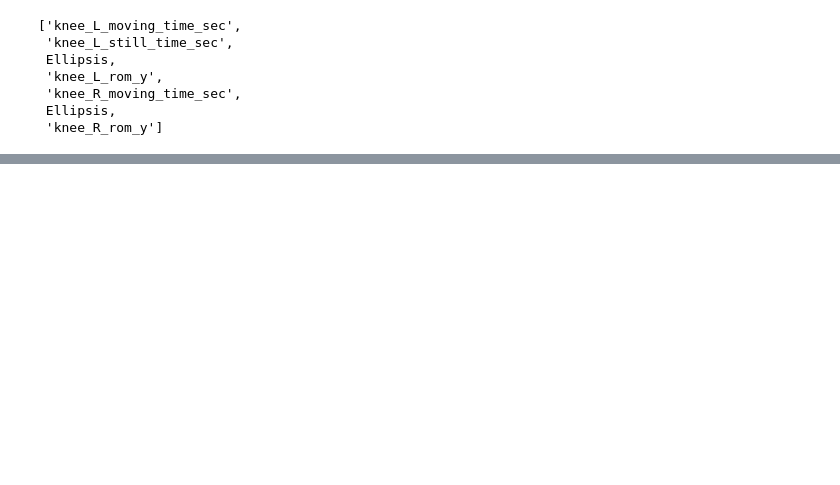
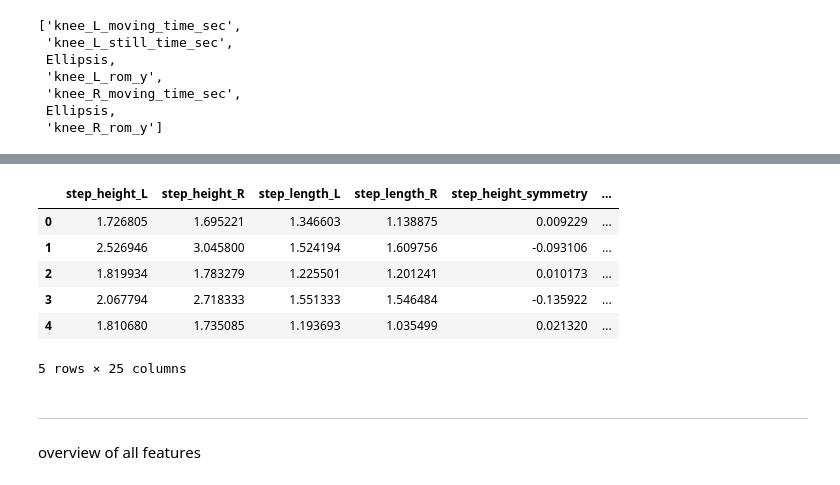
Before and after one commit to vaibhavredekar/GAITy-Capstone-Modeling, a Jupyter notebook: notebooks/feature_engineering_functions.ipynb, the cells around one changed output, grey strips where cells are left out. Drawn from its saved outputs; the diff is of its cells as text; code cells hidden in the pictures; blank space fills up the shorter version.

```diff
--- a/notebooks/feature_engineering_functions.ipynb
+++ b/notebooks/feature_engineering_functions.ipynb
@@ -339,0 +419,15 @@ Based on this, a multi class basmodel can be build.
+# %%
+df_features = fx.extract_features_from_df_video(df_video)
+df_features.filter(regex="step_|cadence|width|stance_ratio").head()
+# %% [output]
+|  | step_height_L | step_height_R | step_length_L | step_length_R | step_height_symmetry | ... |
+| 0 | 1.726805 | 1.695221 | 1.346603 | 1.138875 | 0.009229 | ... |
+| 1 | 2.526946 | 3.045800 | 1.524194 | 1.609756 | -0.093106 | ... |
+| 2 | 1.819934 | 1.783279 | 1.225501 | 1.201241 | 0.010173 | ... |
+| 3 | 2.067794 | 2.718333 | 1.551333 | 1.546484 | -0.135922 | ... |
+| 4 | 1.810680 | 1.735085 | 1.193693 | 1.035499 | 0.021320 | ... |
+5 rows × 25 columns
+# %% [markdown]
+---
+
+overview of all features
```
Also changed, not shown: parts of 21 cells of this notebook.
